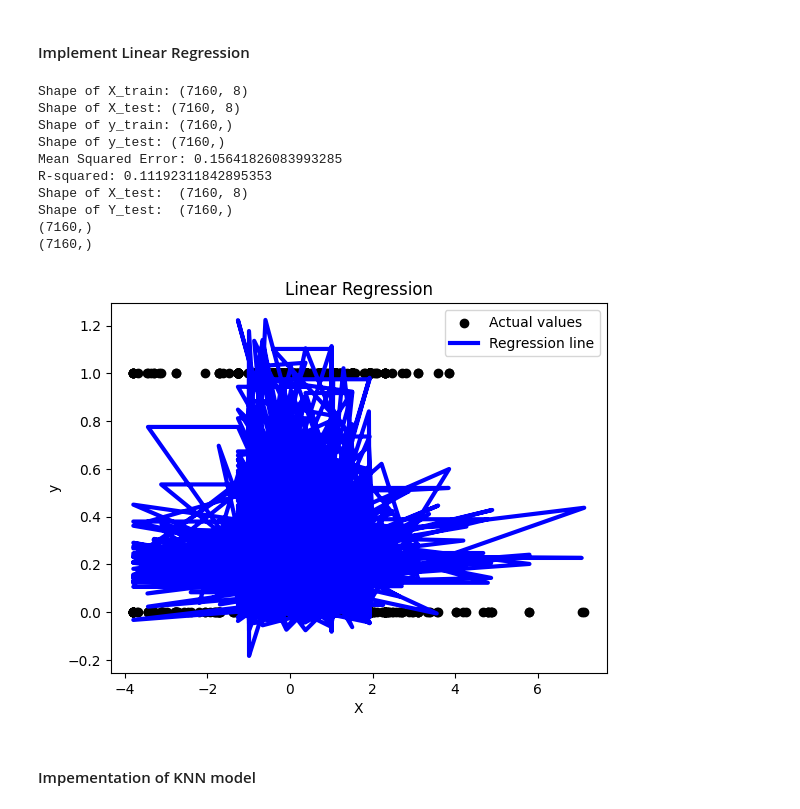
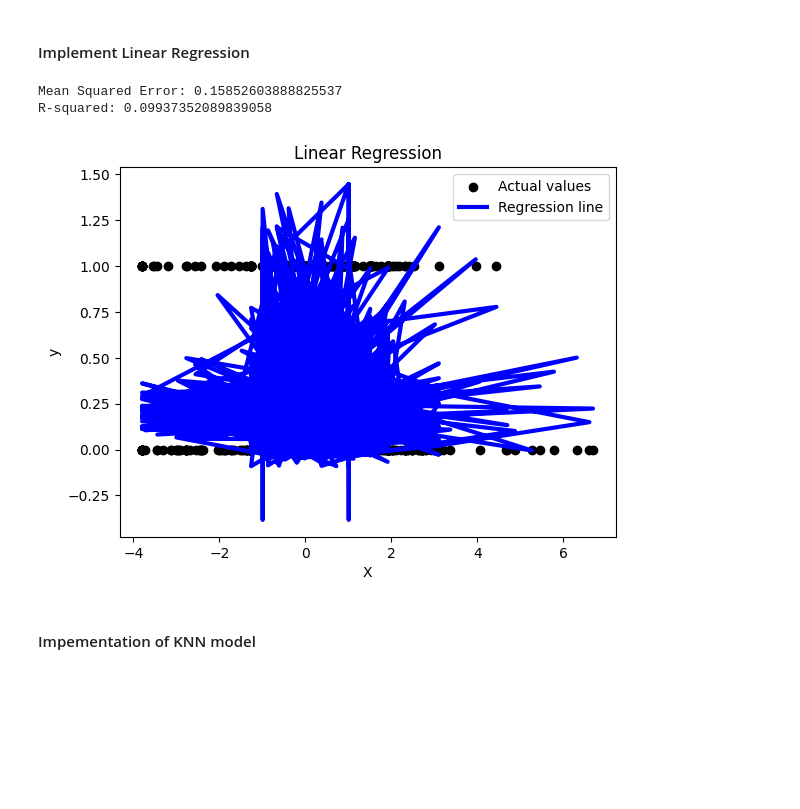
Before and after one commit to semajoel/msc-7103-machinle-learning, a Jupyter notebook: Predictive Modeling for Insurance Claims - Copy.ipynb, the cells around one changed output. Drawn from its saved outputs; the diff is of its cells as text; code cells hidden in the pictures; blank space fills up the shorter version.

```diff
--- a/Predictive Modeling for Insurance Claims - Copy.ipynb
+++ b/Predictive Modeling for Insurance Claims - Copy.ipynb
@@ -787,6 +792,6 @@ param_grid = {'C': [0.1, 10],
 grid = GridSearchCV(SVC(), param_grid, refit = True, verbose = 3)
 
 # fitting the model for grid search
-grid.fit(X_test_SVM, y_test_SVM)
+grid.fit(X_test, y_test)
 # %% [output]
 Fitting 5 folds for each of 10 candidates, totalling 50 fits
@@ -848,78 +855,70 @@ from sklearn.linear_model import LinearRegression
 from sklearn.metrics import mean_squared_error, r2_score
 
 
-# defining the train x and y
-X_train_LR = train_dataDF.drop('Claim', axis=1)
-y_train_LR = train_dataDF['Claim']
+# # defining the train x and y
+# X_train_LR = train_dataDF.drop('Claim', axis=1)
+# y_train_LR = train_dataDF['Claim']
 
-test_dataDF
-# defining the test x and y
-X_test_LR = test_dataDF.drop('Claim', axis=1)
-y_test_LR = test_dataDF['Claim']
+# test_dataDF
+# # defining the test x and y
+# X_test_LR = test_dataDF.drop('Claim', axis=1)
+# y_test_LR = test_dataDF['Claim']
 
 # Create a Linear Regression model
 linear_reg = LinearRegression()
 
 # Check the shapes of the resulting sets
-print("Shape of X_train:", X_train_LR.shape)
-print("Shape of X_test:", X_test_LR.shape)
-print("Shape of y_train:", y_train_LR.shape)
-print("Shape of y_test:", y_test_LR.shape)
+# print("Shape of X_train:", X_train.shape)
+# print("Shape of X_test:", X_test.shape)
+# print("Shape of y_train:", y_train.shape)
+# print("Shape of y_test:", y_test.shape)
 
 # Train the model
-linear_reg.fit(X_train_LR, y_train_LR)
+linear_reg.fit(X_train, y_train)
 
 # Make predictions on the test set
-y_pred_LR = linear_reg.predict(X_test_LR)
+y_pred_LR = linear_reg.predict(X_test)
 
 # Evaluate the model
-mse = mean_squared_error(y_test_LR, y_pred_LR)
-r2 = r2_score(y_test_LR, y_pred_LR)
+mse = mean_squared_error(y_test, y_pred_LR)
+r2 = r2_score(y_test, y_pred_LR)
 
 print("Mean Squared Error:", mse)
 print("R-squared:", r2)
 
 
 
-print("Shape of X_test: ", X_test_LR.shape)
-# print(.shape)
-# print(X_test_LR.shape)
-print("Shape of Y_test: ",y_test_LR.shape)
-# print(y_test_LR.)
+# print("Shape of X_test: ", X_test.shape)
+# # print(.shape)
+# # print(X_test_LR.shape)
+# print("Shape of Y_test: ",y_test.shape)
+# # print(y_test_LR.)
 
 # X_test_LR=np.arange(0,len(X_test_LR),1)
 # Checking if the reshaped arrays have the same size
-if X_test_LR.size != y_test_LR.size:
+if X_test.size != y_test.size:
     # Resizing the arrays to match each other
-    mininmum_size = min(X_test_LR.size, y_test_LR.size)
-    X_test_LR = np.resize(X_test_LR, (mininmum_size,))
-    y_test_LR = np.resize(y_test_LR, (mininmum_size,))
+    mininmum_size = min(X_test.size, y_test.size)
+    X_test_LR = np.resize(X_test, (mininmum_size,))
+    y_test_LR = np.resize(y_test, (mininmum_size,))
 
 
-print(X_test_LR.shape)
-print(y_test_LR.shape)
+# print(X_test_LR.shape)
+# print(y_test_LR.shape)
 
 
 
 plt.scatter(X_test_LR, y_test_LR, color='black', label='Actual values')
 plt.plot(X_test_LR, y_pred_LR, color='blue', linewidth=3, label='Regression line')
 plt.xlabel('X')
 plt.ylabel('y')
 plt.title('Linear Regression')
 plt.legend()
 plt.show()
 # %% [output]
-Shape of X_train: (7160, 8)
-Shape of X_test: (7160, 8)
-Shape of y_train: (7160,)
-Shape of y_test: (7160,)
-Mean Squared Error: 0.15641826083993285
-R-squared: 0.11192311842895353
-Shape of X_test:  (7160, 8)
-Shape of Y_test:  (7160,)
-(7160,)
-(7160,)
+Mean Squared Error: 0.15852603888825537
+R-squared: 0.09937352089839058
-[figure, old version]
+[figure, new version]
 # %% [markdown]
 #### Impementation of KNN model
 # %%
```
Also changed, not shown: parts of 32 cells of this notebook.
